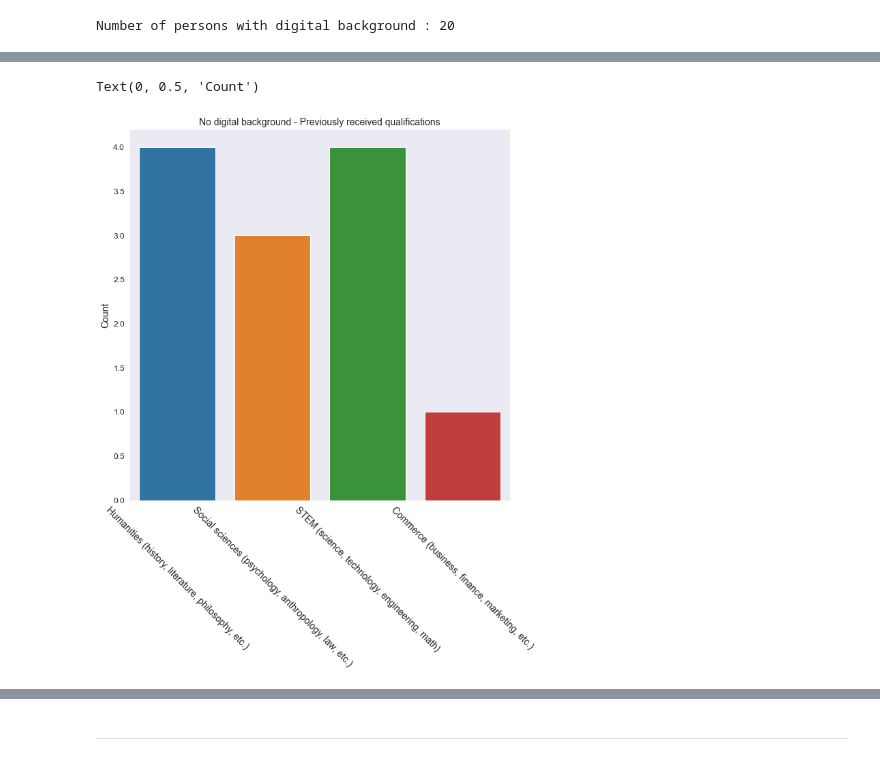
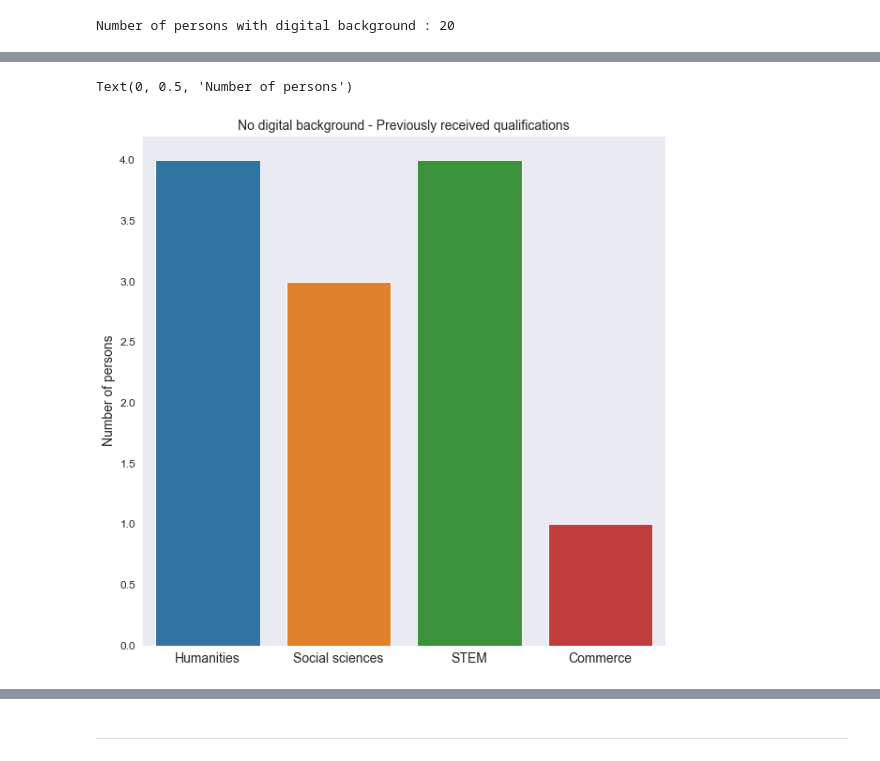
Before and after one commit to sh1r4/open_science_research, a Jupyter notebook: Analysis.ipynb, the cells around one changed output, grey strips where cells are left out. Saved outputs shown, nothing was run; the diff lists cells and outputs as text; code cells hidden in the pictures.

```diff
--- a/Analysis.ipynb
+++ b/Analysis.ipynb
@@ -170,15 +173,18 @@ Text(0, 0.5, 'Count')
 # %%
 data = df
 data['has_digital_background'] = np.where(((data["#3"] == "No")), 0, 1)
+data['#2'] = data['#2'].apply(lambda x: x.replace('Social sciences (psychology, anthropology, law, etc.)', 'Social sciences'))
+data['#2'] = data['#2'].apply(lambda x: x.replace('STEM (science, technology, engineering, math)', 'STEM'))
+data['#2'] = data['#2'].apply(lambda x: x.replace('Humanities (history, literature, philosophy, etc.)', 'Humanities'))
+data['#2'] = data['#2'].apply(lambda x: x.replace('Commerce (business, finance, marketing, etc.)', 'Commerce'))
 
 fig, ax = plt.subplots(figsize=(10,10))
 ax = sns.countplot(x='#2', data=data[data['has_digital_background'] == 0])
-plt.xticks(rotation=-45)
 plt.xlabel('')
 plt.title('No digital background - Previously received qualifications', fontsize=14)
 plt.rc('xtick', labelsize=14)
 plt.rc('ytick', labelsize=12)
-plt.ylabel('Count', fontsize=14)
+plt.ylabel('Number of persons', fontsize=14)
 # %% [output]
-Text(0, 0.5, 'Count')
+Text(0, 0.5, 'Number of persons')
-[figure, old version]
+[figure, new version]
```
Also changed, not shown: parts of 31 cells of this notebook.
